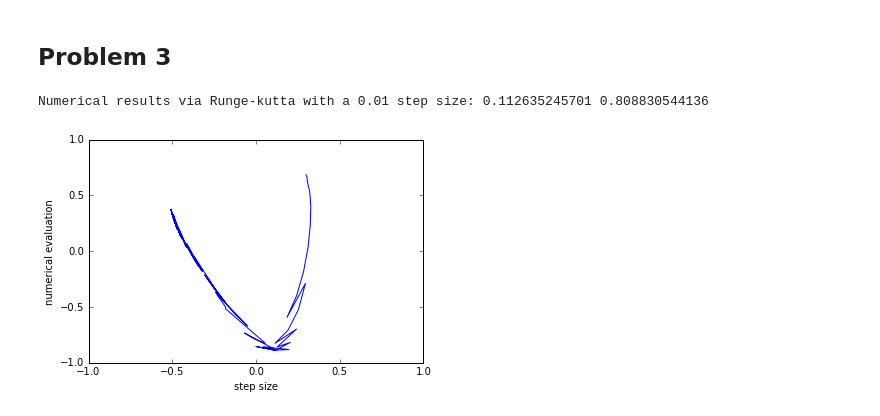
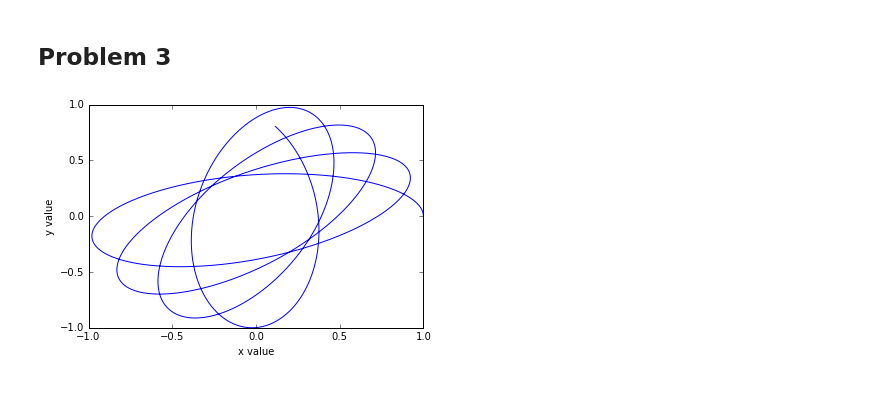
Before and after one commit to spencer501/ASTR427, a Jupyter notebook: HW2/Homework 2.ipynb, the cells around one changed output. Drawn from its saved outputs; the diff is of its cells as text; code cells hidden in the pictures.

Commit message:
Complete problem 3a

```diff
--- a/HW2/Homework 2.ipynb
+++ b/HW2/Homework 2.ipynb
@@ -67,8 +67,7 @@ def deriv(y):
     function that, given a list of differential equations, returns a list containing the derivative of each equation
     NOTE: this function only works for the differential equation defined above
     - y: list of differential equations
-    - x: point to evaluate derivatives of y at
-    - return: derivative of each equation in y at point x
+    - return: derivative of each equation in y
     """
     dydx = np.array([y[1], -y[0]])
     return dydx
@@ -214,8 +214,16 @@ plt.show()
 ## Problem 3
 # %%
 def deriv2(y):
+    """
+    function that, given a list of differential equations, returns a list containing the derivative of each equation
+    NOTE: this function only works for the differential equation defined in problem 3
+    - y: list of differential equations
+    - return: derivative of each equation in y
+    """
+
     result = [y[2], y[3], -y[0]/(1 + y[0]**2 + y[1]**2)**(3/2), -y[1]/(1 + y[0]**2 + y[1]**2)**(3/2)]
     return np.array(result)
+
 
 initial_state2 = [1, 0, 0, .3]
 t2 = [0, 100]
@@ -223,44 +231,35 @@ step2 = .01
 # %%
 #3a
 
 # reset state to initial state
 state = initial_state2
 
 # point to evaluate the state at
 index = t2[0]
 
+# lists to store results in
+x_result = []
+y_result = []
+
 # find the numerical integration value over the integration range `t2` via Runge-Kutta
 while index <= t2[1]:
+
+    x_result.append(state[0])
+    y_result.append(state[1])
 
     new_state = runge_kutta(deriv2, state, step2)
     state = new_state
     index += step
 
-print "Numerical results via Runge-kutta with a", step2, "step size:", state[0], state[1]
+
+plt.xlim(-1, 1)
+plt.ylim(-1, 1)
+plt.plot(x_result, y_result, label='Result')
+
+plt.xlabel('x value')
+plt.ylabel('y value')
+plt.show()
 # %% [output]
-Numerical results via Runge-kutta with a 0.01 step size: 0.112635245701 0.808830544136
+[figure, added]
-# %%
-#3a
-
-h2 = np.linspace(.01, 1, 100)
-
-x_result = []
-y_result = []
-for j in h2:
-    x_result.append(test_step(runge_kutta, deriv2, initial_state2, t2, j)[0])
-    y_result.append(test_step(runge_kutta, deriv2, initial_state2, t2, j)[1])
-
-plt.xlim(-1, 1)
-plt.ylim(-1, 1)
-plt.plot(x_result, y_result, label='Result')
-#plt.plot(h2, x_result, label='x values')
-#plt.plot(h2, y_result, label='y values')
-
-plt.xlabel('step size')
-plt.ylabel('numerical evaluation')
-#plt.legend(loc='center left', bbox_to_anchor=(1, 0.5))
-plt.show()
-# %% [output]
-[figure, removed]
 # %%
 #3b
```
Also changed, not shown: parts of 1 cell of this notebook.
